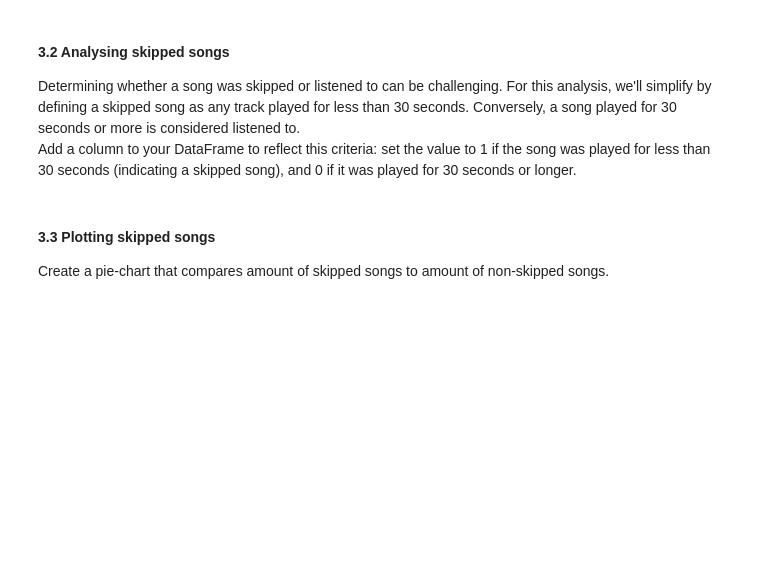
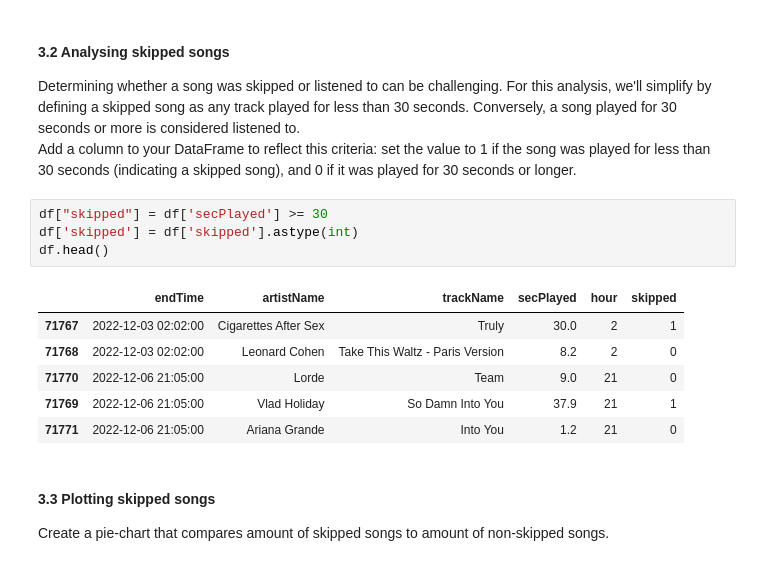
Before and after one commit to fredericstrand/DAT200, a Jupyter notebook: assignment/CA1_spotify.ipynb, the cells around one changed output. Saved outputs shown, nothing was run; the diff lists cells and outputs as text; blank space fills up the shorter version.

```diff
--- a/assignment/CA1_spotify.ipynb
+++ b/assignment/CA1_spotify.ipynb
@@ -304,6 +304,17 @@ plt.show()
 #### 3.2 Analysing skipped songs
 Determining whether a song was skipped or listened to can be challenging. For this analysis, we'll simplify by defining a skipped song as any track played for less than 30 seconds. Conversely, a song played for 30 seconds or more is considered listened to. \
  Add a column to your DataFrame to reflect this criteria: set the value to 1 if the song was played for less than 30 seconds (indicating a skipped song), and 0 if it was played for 30 seconds or longer.
+# %%
+df["skipped"] = df['secPlayed'] >= 30
+df['skipped'] = df['skipped'].astype(int)
+df.head()
+# %% [output]
+|  | endTime | artistName | trackName | secPlayed | hour | skipped |
+| 71767 | 2022-12-03 02:02:00 | Cigarettes After Sex | Truly | 30.0 | 2 | 1 |
+| 71768 | 2022-12-03 02:02:00 | Leonard Cohen | Take This Waltz - Paris Version | 8.2 | 2 | 0 |
+| 71770 | 2022-12-06 21:05:00 | Lorde | Team | 9.0 | 21 | 0 |
+| 71769 | 2022-12-06 21:05:00 | Vlad Holiday | So Damn Into You | 37.9 | 21 | 1 |
+| 71771 | 2022-12-06 21:05:00 | Ariana Grande | Into You | 1.2 | 21 | 0 |
 # %% [markdown]
 #### 3.3 Plotting skipped songs
 Create a pie-chart that compares amount of skipped songs to amount of non-skipped songs.
```
Also changed, not shown: parts of 9 cells of this notebook.
